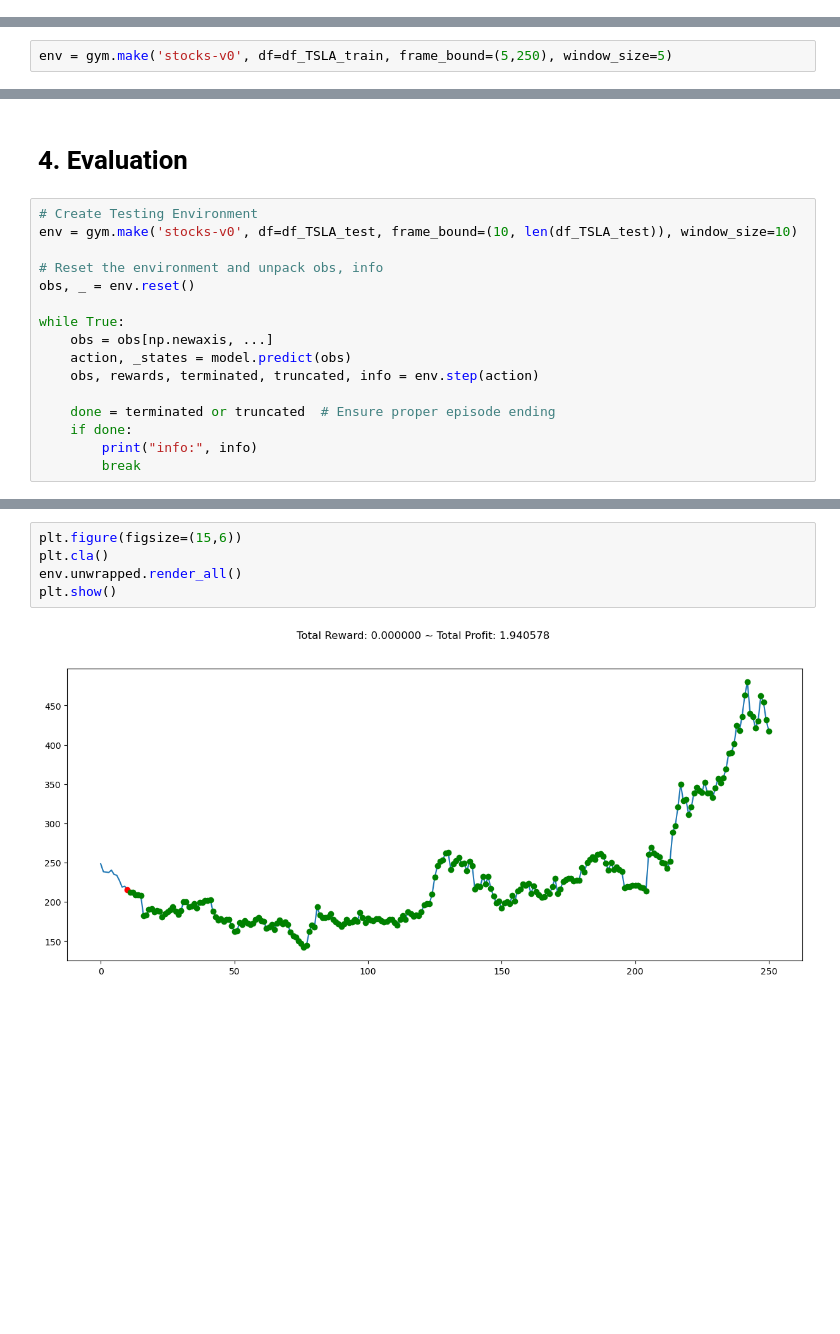
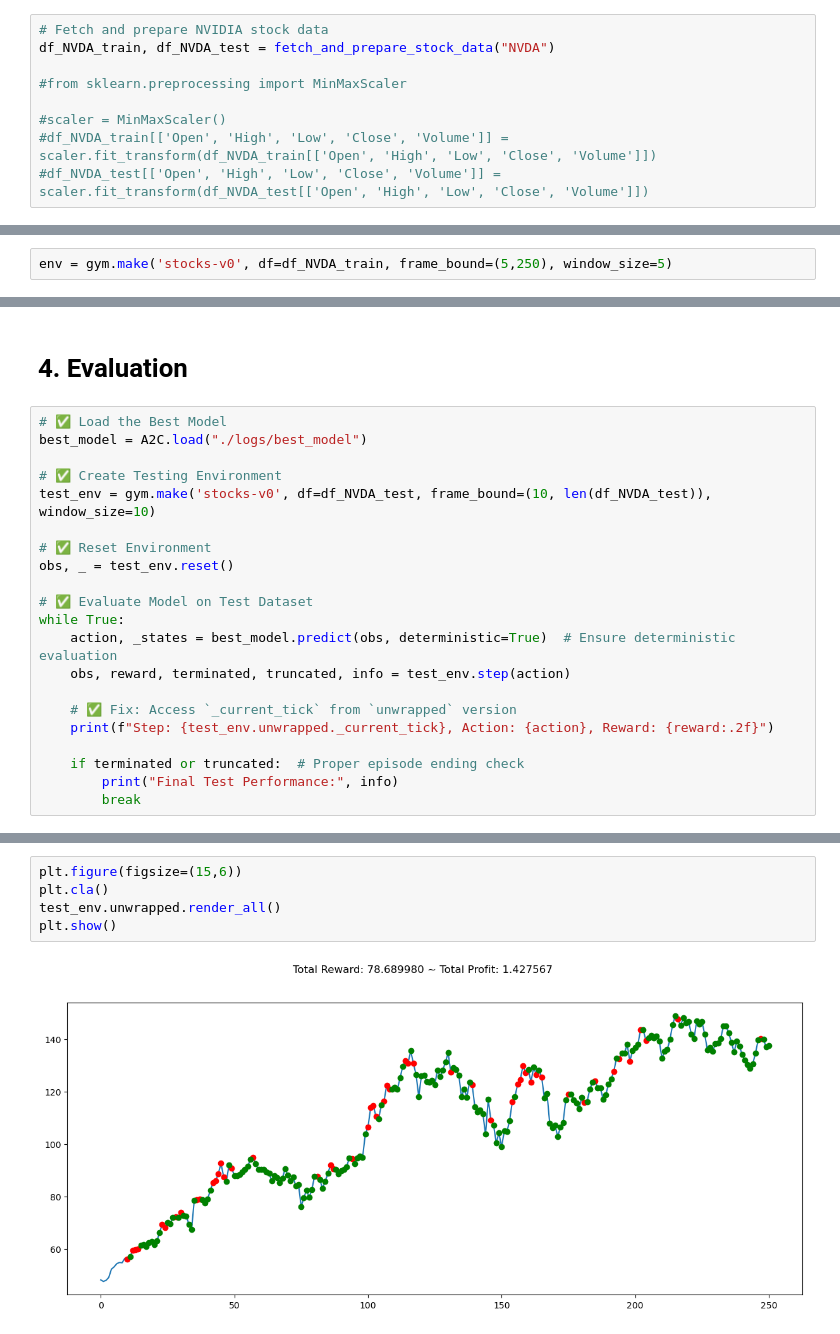
Before and after one commit to rogerhsiehh/DMU, a Jupyter notebook: A2C_no_indicator.ipynb, the cells around one changed output, grey strips where cells are left out. Saved outputs shown, nothing was run; the diff lists cells and outputs as text; blank space fills up the shorter version.

```diff
--- a/A2C_no_indicator.ipynb
+++ b/A2C_no_indicator.ipynb
@@ -62,3 +61,12 @@ df_TSLA_train, df_TSLA_test = fetch_and_prepare_stock_data("TSLA")
+# %%
+# Fetch and prepare NVIDIA stock data
+df_NVDA_train, df_NVDA_test = fetch_and_prepare_stock_data("NVDA")
+
+#from sklearn.preprocessing import MinMaxScaler
+
+#scaler = MinMaxScaler()
+#df_NVDA_train[['Open', 'High', 'Low', 'Close', 'Volume']] = scaler.fit_transform(df_NVDA_train[['Open', 'High', 'Low', 'Close', 'Volume']])
+#df_NVDA_test[['Open', 'High', 'Low', 'Close', 'Volume']] = scaler.fit_transform(df_NVDA_test[['Open', 'High', 'Low', 'Close', 'Volume']])
 # %%
 # Display results
 print("Train Data (2021-2023):")
@@ -93,7 +101,7 @@ dtype: object
 # %% [markdown]
 # 2. Build and Test Env
 # %%
-env = gym.make('stocks-v0', df=df_TSLA_train, frame_bound=(5,250), window_size=5)
+env = gym.make('stocks-v0', df=df_NVDA_train, frame_bound=(5,250), window_size=5)
 # %%
 print(env.unwrapped.prices) #By default, gym-anytrading uses the Close Price as prices.
 # %% [output]
@@ -183,19 +235,24 @@ Using cpu device
 # %% [markdown]
 # 4. Evaluation
 # %%
-# Create Testing Environment
-env = gym.make('stocks-v0', df=df_TSLA_test, frame_bound=(10, len(df_TSLA_test)), window_size=10)
+# ✅ Load the Best Model
+best_model = A2C.load("./logs/best_model")
 
-# Reset the environment and unpack obs, info
-obs, _ = env.reset()
+# ✅ Create Testing Environment
+test_env = gym.make('stocks-v0', df=df_NVDA_test, frame_bound=(10, len(df_NVDA_test)), window_size=10)
 
+# ✅ Reset Environment
+obs, _ = test_env.reset()
+
+# ✅ Evaluate Model on Test Dataset
 while True:
-    obs = obs[np.newaxis, ...]
-    action, _states = model.predict(obs)
-    obs, rewards, terminated, truncated, info = env.step(action)
+    action, _states = best_model.predict(obs, deterministic=True)  # Ensure deterministic evaluation
+    obs, reward, terminated, truncated, info = test_env.step(action)
 
-    done = terminated or truncated  # Ensure proper episode ending
-    if done:
-        print("info:", info)
+    # ✅ Fix: Access `_current_tick` from `unwrapped` version
+    print(f"Step: {test_env.unwrapped._current_tick}, Action: {action}, Reward: {reward:.2f}")
+
+    if terminated or truncated:  # Proper episode ending check
+        print("Final Test Performance:", info)
         break
 # %% [output]
@@ -203,7 +276,7 @@ info: {'total_reward': 0.0, 'total_profit': np.float32(1.9405782), 'position': <
 # %%
 plt.figure(figsize=(15,6))
 plt.cla()
-env.unwrapped.render_all()
+test_env.unwrapped.render_all()
 plt.show()
 # %% [output]
-[figure, old version]
+[figure, new version]
```
Also changed, not shown: parts of 10 cells of this notebook, 2 other files.
